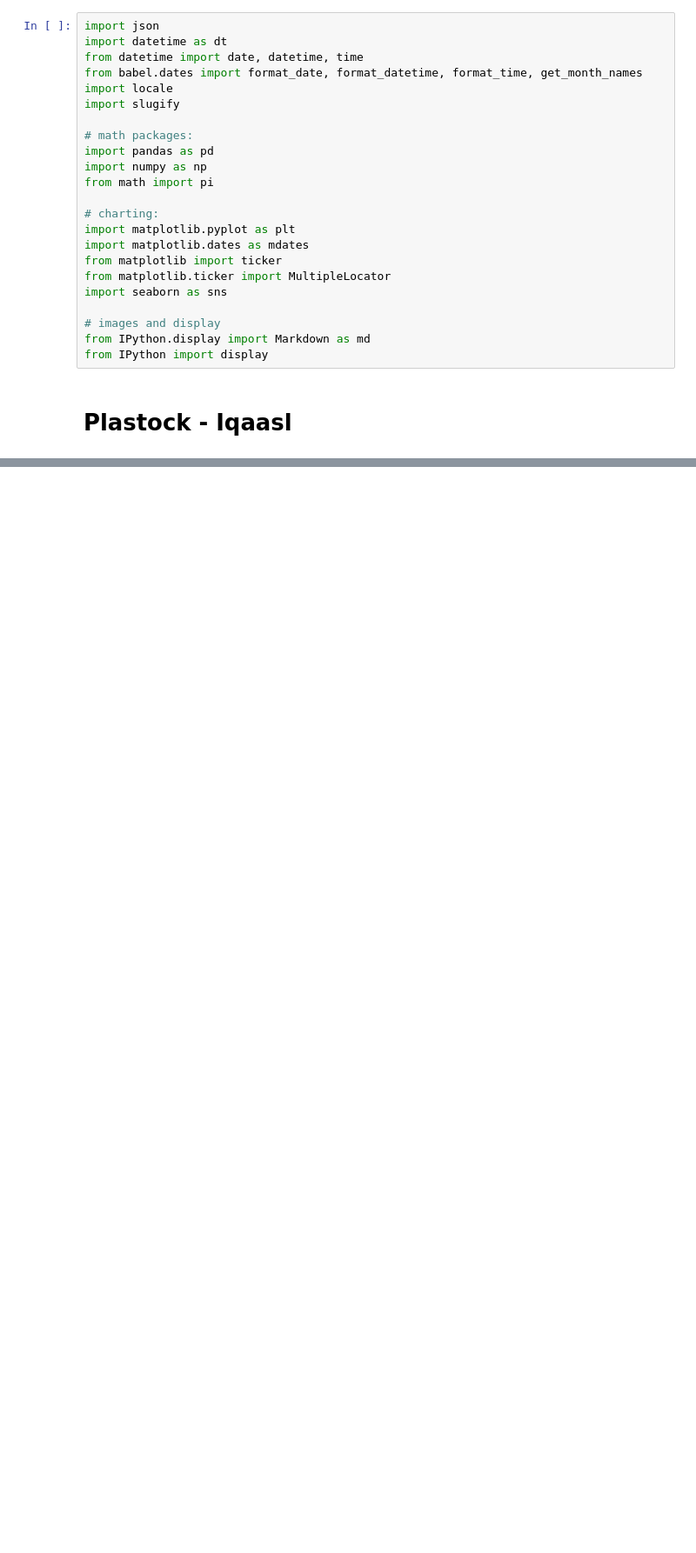
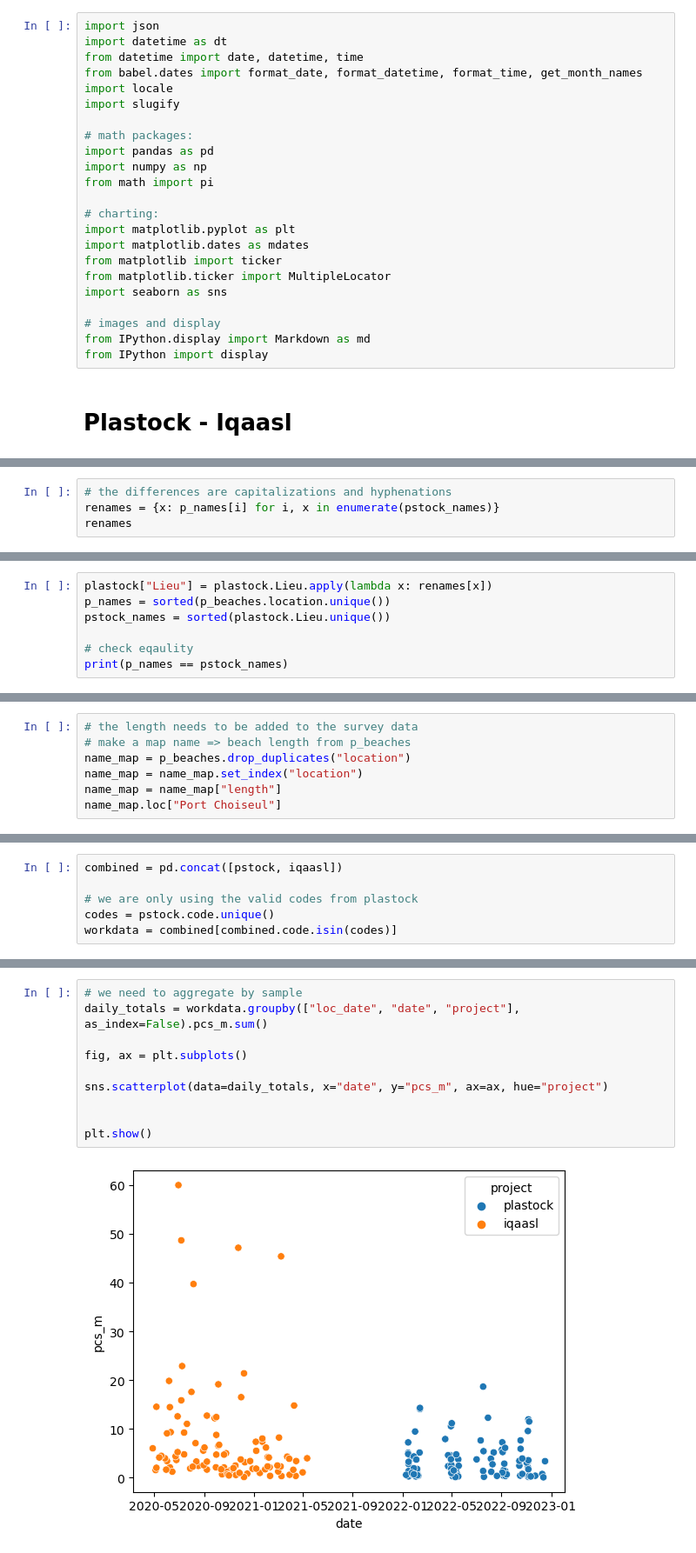
Before and after one commit to AssociationSauvegardeLeman/plastock, a Jupyter notebook: plastock_iqaasl.ipynb, the cells around one changed output, grey strips where cells are left out. Shown at 87% size. Drawn from its saved outputs; the diff is of its cells as text; blank space fills up the shorter version.

Commit message:
incorporating new data

```diff
--- a/plastock_iqaasl.ipynb
+++ b/plastock_iqaasl.ipynb
@@ -160,0 +45,4 @@ beaches_csv_orientation = plastock_beaches[["location","orientation"]].set_index
+# %%
+# the differences are capitalizations and hyphenations
+renames = {x: p_names[i] for i, x in enumerate(pstock_names)}
+renames
@@ -160,0 +67,7 @@ beaches_csv_orientation = plastock_beaches[["location","orientation"]].set_index
+# %%
+plastock["Lieu"] = plastock.Lieu.apply(lambda x: renames[x])
+p_names = sorted(p_beaches.location.unique())
+pstock_names = sorted(plastock.Lieu.unique())
+
+# check eqaulity
+print(p_names == pstock_names)
@@ -160,0 +76,7 @@ beaches_csv_orientation = plastock_beaches[["location","orientation"]].set_index
+# %%
+# the length needs to be added to the survey data
+# make a map name => beach length from p_beaches
+name_map = p_beaches.drop_duplicates("location")
+name_map = name_map.set_index("location")
+name_map = name_map["length"]
+name_map.loc["Port Choiseul"]
@@ -611,0 +213,6 @@ code_location
+# %%
+combined = pd.concat([pstock, iqaasl])
+
+# we are only using the valid codes from plastock
+codes = pstock.code.unique()
+workdata = combined[combined.code.isin(codes)]
@@ -611,0 +221,12 @@ code_location
+# %%
+# we need to aggregate by sample
+daily_totals = workdata.groupby(["loc_date", "date", "project"], as_index=False).pcs_m.sum()
+
+fig, ax = plt.subplots()
+
+sns.scatterplot(data=daily_totals, x="date", y="pcs_m", ax=ax, hue="project")
+
+
+plt.show()
+# %% [output]
+[figure, added]
```
Also changed, not shown: parts of 26 cells of this notebook.
